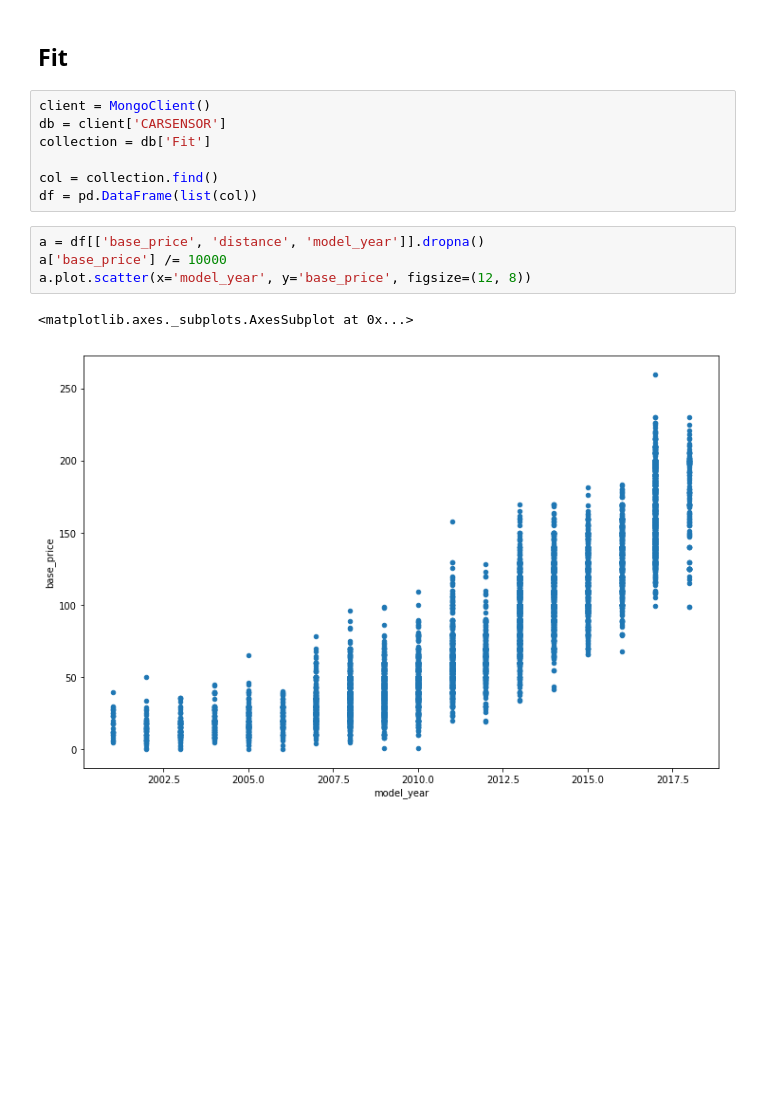
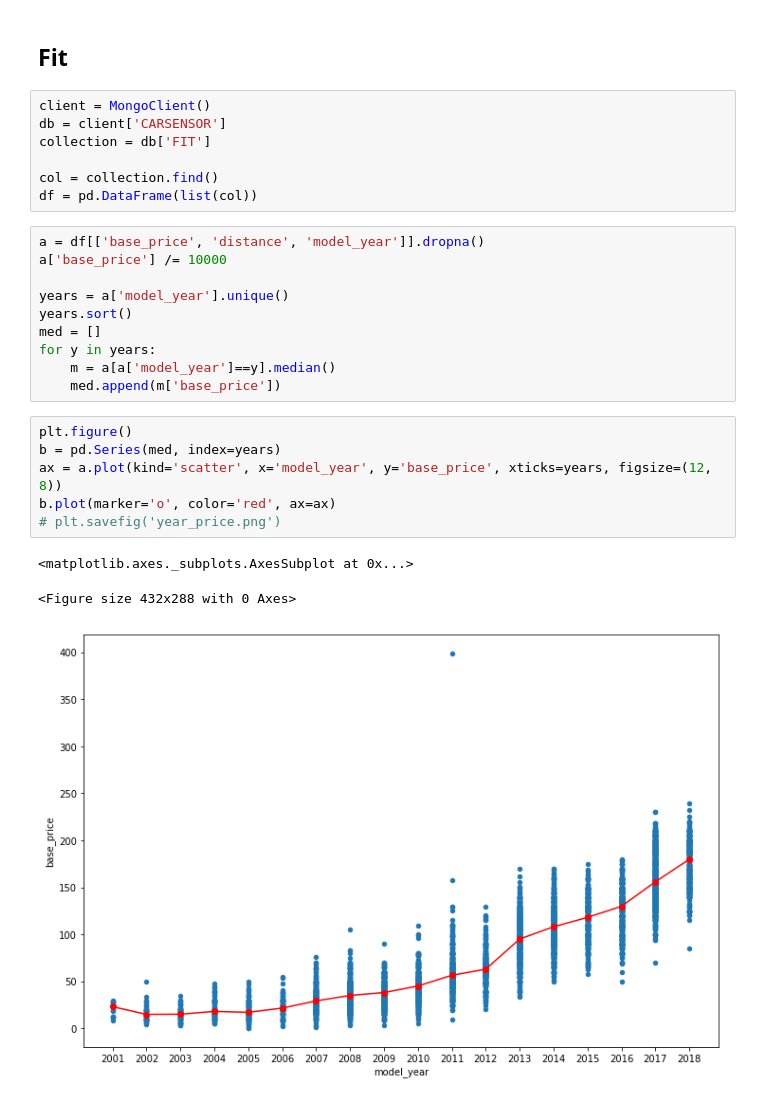
Before and after one commit to pyotr777/car_scraping, a Jupyter notebook: visualize.ipynb, the cells around one changed output. Drawn from its saved outputs; the diff is of its cells as text; blank space fills up the shorter version.

```diff
--- a/visualize.ipynb
+++ b/visualize.ipynb
@@ -133,14 +133,27 @@ for (i, (key, group)) in enumerate(b.groupby('model_year')):
 # %%
 client = MongoClient()
 db = client['CARSENSOR']
-collection = db['Fit']
+collection = db['FIT']
 
 col = collection.find()
 df = pd.DataFrame(list(col))
 # %%
 a = df[['base_price', 'distance', 'model_year']].dropna()
 a['base_price'] /= 10000
-a.plot.scatter(x='model_year', y='base_price', figsize=(12, 8))
+
+years = a['model_year'].unique()
+years.sort()
+med = []
+for y in years:
+    m = a[a['model_year']==y].median()
+    med.append(m['base_price'])
-# %% [output]
-<matplotlib.axes._subplots.AxesSubplot at 0x...>
-[figure, removed]
+# %%
+plt.figure()
+b = pd.Series(med, index=years)
+ax = a.plot(kind='scatter', x='model_year', y='base_price', xticks=years, figsize=(12, 8))
+b.plot(marker='o', color='red', ax=ax)
+# plt.savefig('year_price.png')
+# %% [output]
+<matplotlib.axes._subplots.AxesSubplot at 0x...>
+<Figure size 432x288 with 0 Axes>
+[figure, added]
```
Also changed, not shown: parts of 6 cells of this notebook, 1 other file.
